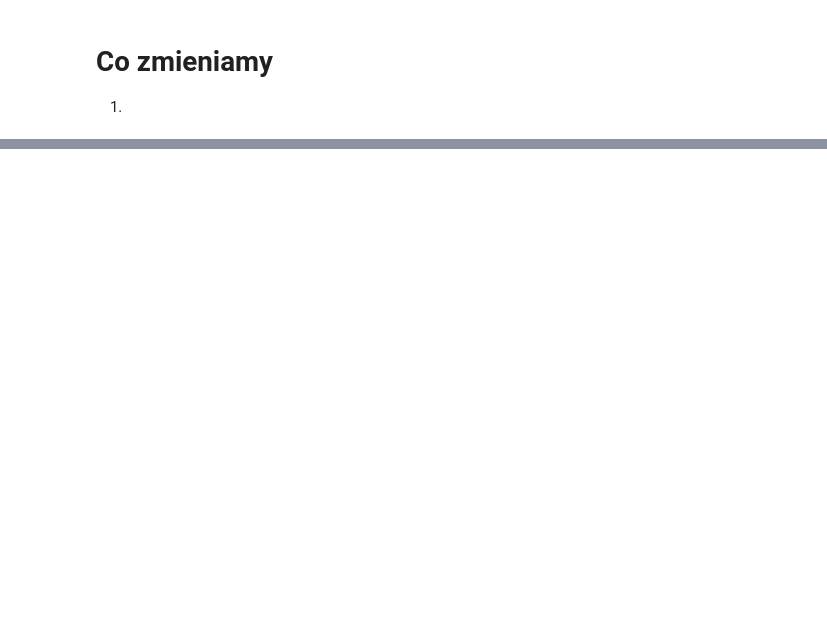
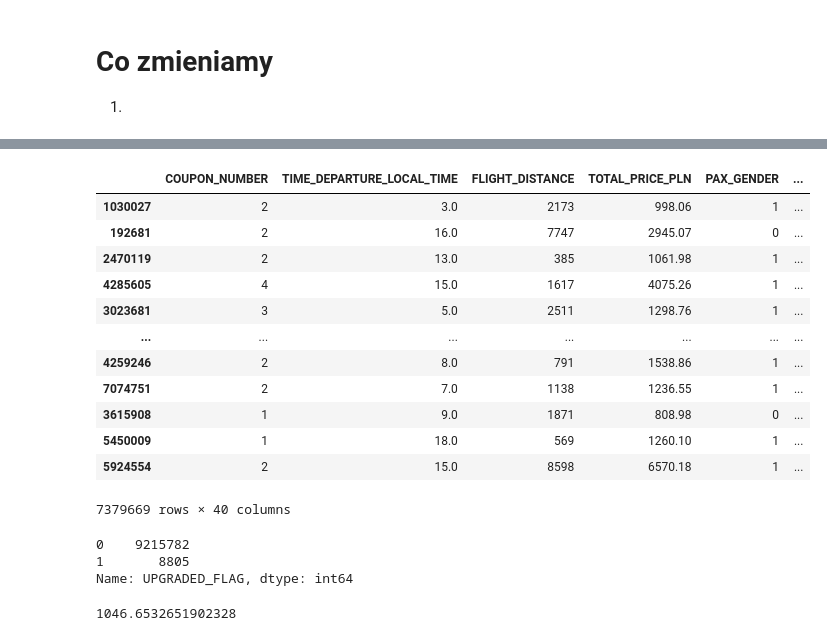
Before and after one commit to kuba1302/ticket-upgrade-prediction, a Jupyter notebook: wec.ipynb, the cells around one changed output, grey strips where cells are left out. Cells and saved outputs as stored; diff of their text form; code cells hidden in the pictures; blank space fills up the shorter version.

```diff
--- a/wec.ipynb
+++ b/wec.ipynb
@@ -94,0 +200,28 @@ siema
+# %%
+from sklearn.model_selection import train_test_split
+X_train, X_test, y_train, y_test = train_test_split(X, y, test_size=0.2, stratify = y)
+X_train
+# %% [output]
+|  | COUPON_NUMBER | TIME_DEPARTURE_LOCAL_TIME | FLIGHT_DISTANCE | TOTAL_PRICE_PLN | PAX_GENDER | ... |
+| 1030027 | 2 | 3.0 | 2173 | 998.06 | 1 | ... |
+| 192681 | 2 | 16.0 | 7747 | 2945.07 | 0 | ... |
+| 2470119 | 2 | 13.0 | 385 | 1061.98 | 1 | ... |
+| 4285605 | 4 | 15.0 | 1617 | 4075.26 | 1 | ... |
+| 3023681 | 3 | 5.0 | 2511 | 1298.76 | 1 | ... |
+| ... | ... | ... | ... | ... | ... | ... |
+| 4259246 | 2 | 8.0 | 791 | 1538.86 | 1 | ... |
+| 7074751 | 2 | 7.0 | 1138 | 1236.55 | 1 | ... |
+| 3615908 | 1 | 9.0 | 1871 | 808.98 | 0 | ... |
+| 5450009 | 1 | 18.0 | 569 | 1260.10 | 1 | ... |
+| 5924554 | 2 | 15.0 | 8598 | 6570.18 | 1 | ... |
+7379669 rows × 40 columns
+# %%
+y.value_counts()
+# %% [output]
+0    9215782
+1       8805
+Name: UPGRADED_FLAG, dtype: int64
+# %%
+9215782/8805
+# %% [output]
+1046.6532651902328
```
Also changed, not shown: parts of 40 cells of this notebook.
